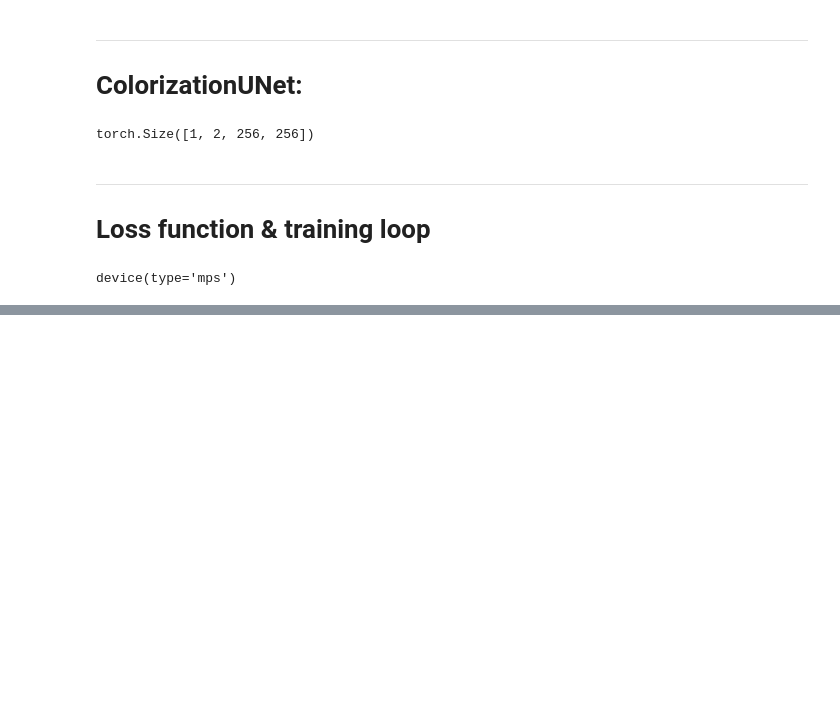
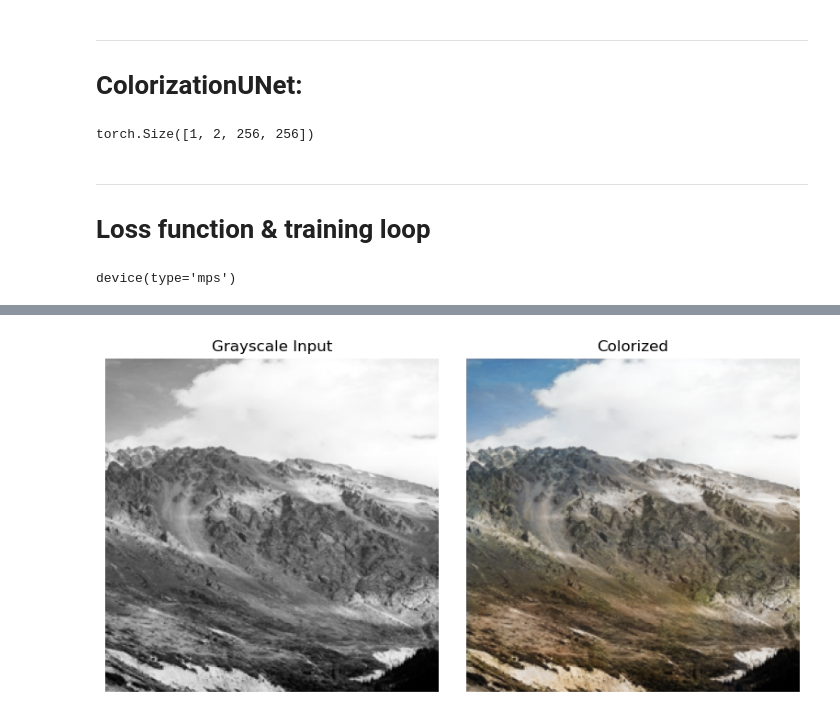
Before and after one commit to ulasuregen/deepLearningLab, a Jupyter notebook: Coloring_Gray_Pictures/grayScale.ipynb, the cells around one changed output, grey strips where cells are left out. Cells and saved outputs as stored; diff of their text form; code cells hidden in the pictures; blank space fills up the shorter version.

```diff
--- a/Coloring_Gray_Pictures/grayScale.ipynb
+++ b/Coloring_Gray_Pictures/grayScale.ipynb
@@ -412,0 +467,12 @@ KeyboardInterrupt:
+# %%
+device = torch.device("mps" if torch.backends.mps.is_available() else "cpu")
+
+model = ColorizationUNet(start = 64)  # must match the architecture you trained (same channel sizes!)
+model.load_state_dict(torch.load('checkpoints/best_model.pt', map_location=device))
+model = model.to(device)
+model.eval()
+print()
+# %%
+colorize_image(model, 'Dataset/image_640.jpg', device)
+# %% [output]
+[figure, added]
```
Also changed, not shown: parts of 9 cells of this notebook, 4 other files.
